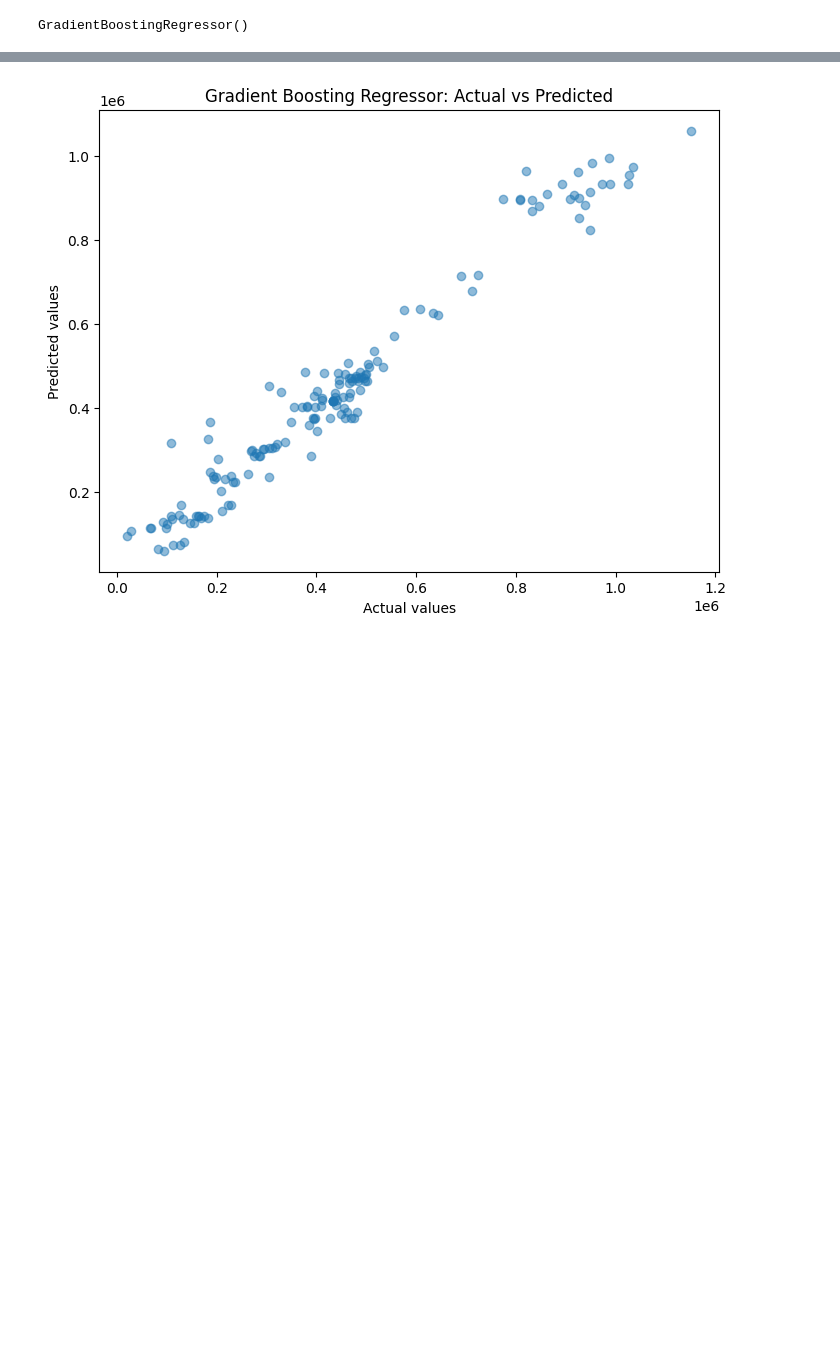
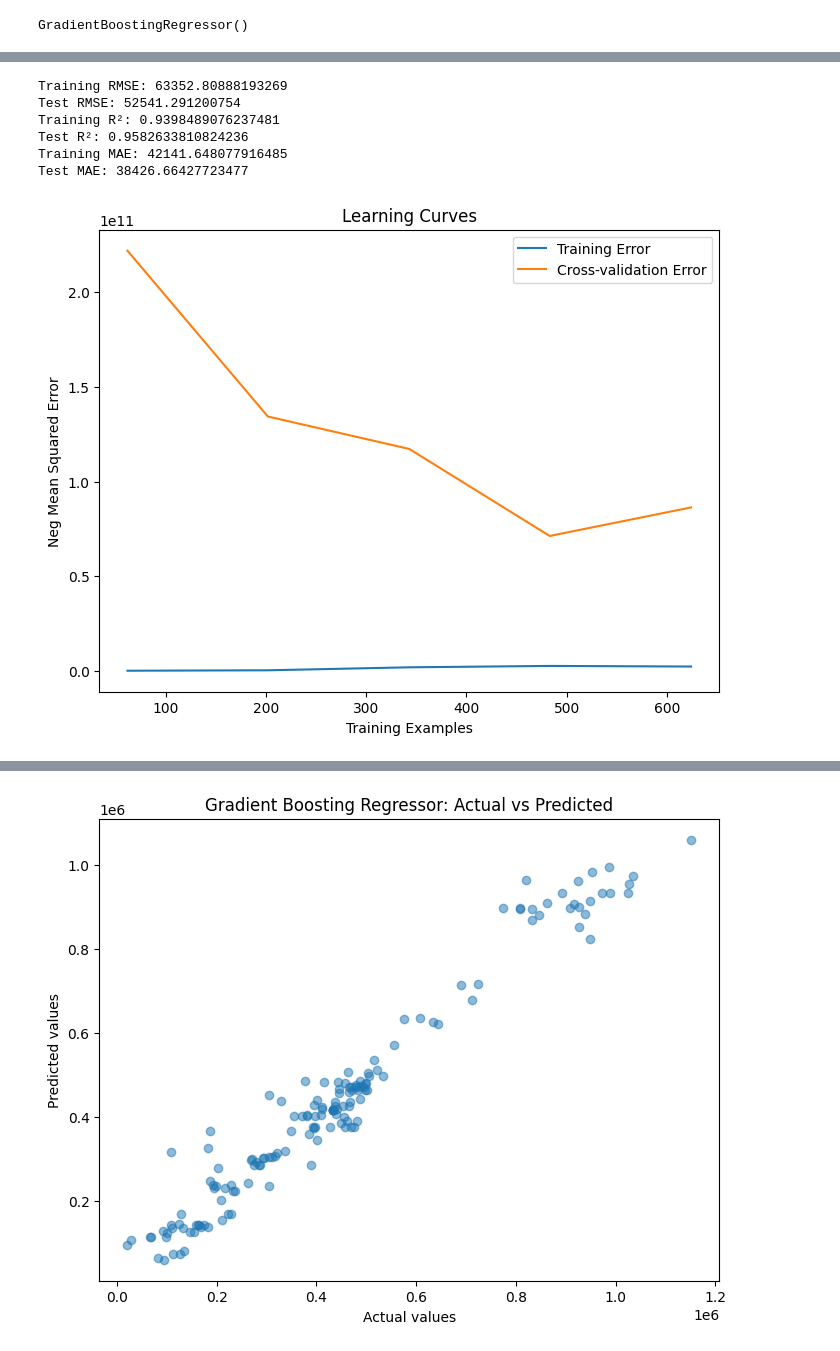
Before and after one commit to salahagnir/CA2, a Jupyter notebook: ML_CA2.ipynb, the cells around one changed output, grey strips where cells are left out. Cells and saved outputs as stored; diff of their text form; code cells hidden in the pictures; blank space fills up the shorter version.

```diff
--- a/ML_CA2.ipynb
+++ b/ML_CA2.ipynb
@@ -676,3 +731,50 @@ Gradient Boosting Regressor RMSE: 52541.29120075401
+# %%
+# Calculate RMSE for training and test sets
+rmse_train = np.sqrt(mean_squared_error(y_train, y_train_pred))
+rmse_test = np.sqrt(mean_squared_error(y_test, y_test_pred))
+print(f"Training RMSE: {rmse_train}")
+print(f"Test RMSE: {rmse_test}")
+
+# Calculate R² for training and test sets
+r2_train = r2_score(y_train, y_train_pred)
+r2_test = r2_score(y_test, y_test_pred)
+print(f"Training R²: {r2_train}")
+print(f"Test R²: {r2_test}")
+
+# Calculate MAE for training and test sets
+mae_train = mean_absolute_error(y_train, y_train_pred)
+mae_test = mean_absolute_error(y_test, y_test_pred)
+print(f"Training MAE: {mae_train}")
+print(f"Test MAE: {mae_test}")
+# %% [output]
+Training RMSE: 63352.80888193269
+Test RMSE: 52541.291200754
+Training R²: 0.9398489076237481
+Test R²: 0.9582633810824236
+Training MAE: 42141.648077916485
+Test MAE: 38426.66427723477
+# %%
+
+from sklearn.model_selection import learning_curve
+
+train_sizes, train_scores, test_scores = learning_curve(
+    GradientBoostingRegressor(), X, y, cv=5, scoring='neg_mean_squared_error')
+
+train_scores_mean = -train_scores.mean(axis=1)
+test_scores_mean = -test_scores.mean(axis=1)
+
+plt.figure(figsize=(8, 6))
+plt.title('Learning Curves')
+plt.xlabel('Training Examples')
+plt.ylabel('Neg Mean Squared Error')
+
+plt.plot(train_sizes, train_scores_mean, label='Training Error')
+plt.plot(train_sizes, test_scores_mean, label='Cross-validation Error')
+
+plt.legend()
+plt.show()
+# %% [output]
+[figure, added]
 # %%
 # Performing cross-validation
 cv_scores_gb = cross_val_score(gradient_boosting, X_train, y_train, cv=5, scoring='neg_mean_squared_error')
```
Also changed, not shown: parts of 16 cells of this notebook.
